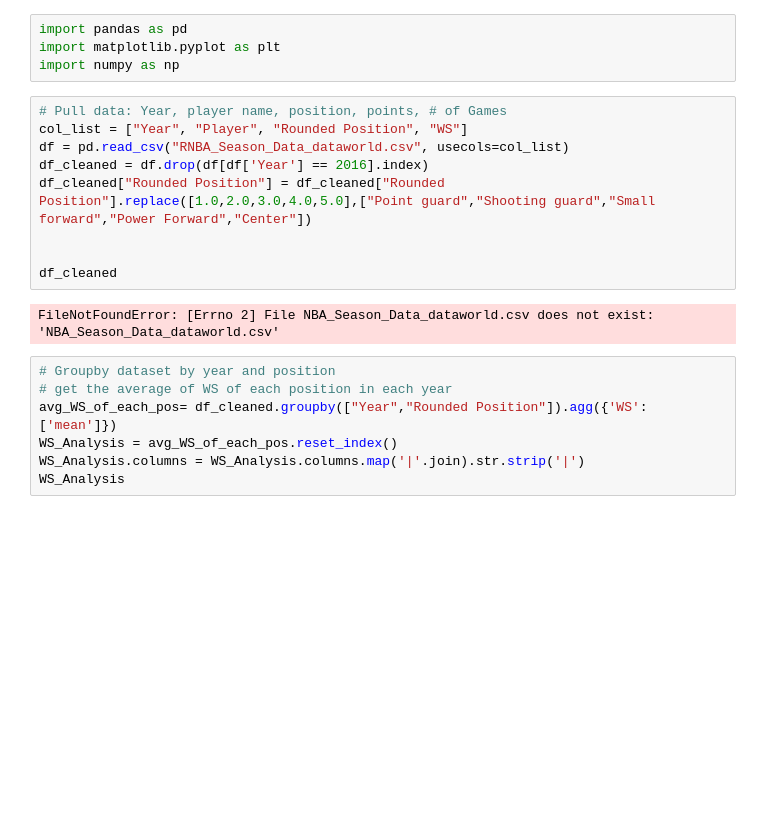
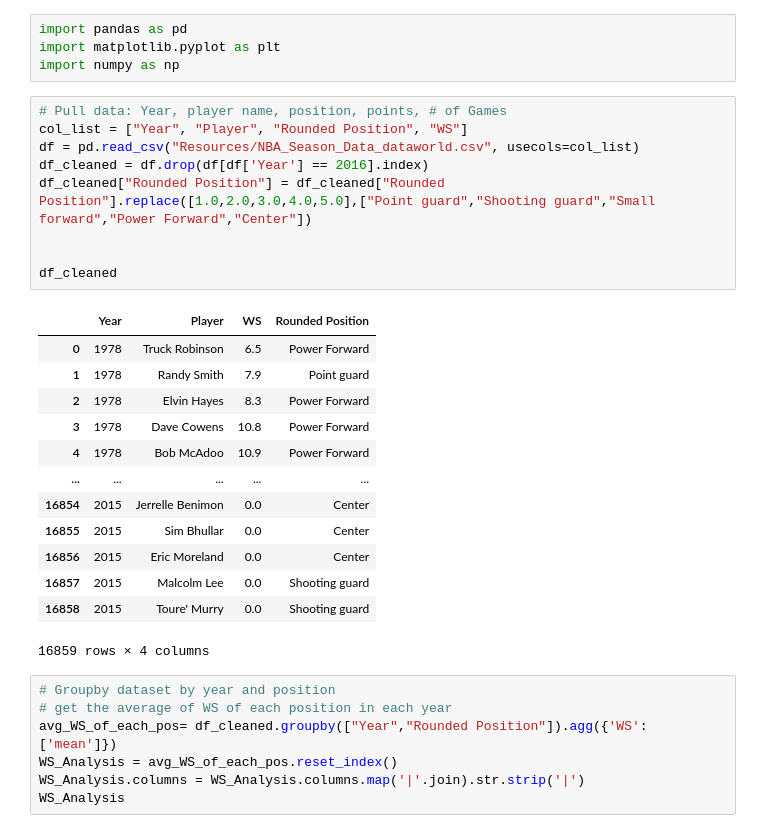
Before and after one commit to lovenalee/Ballers-Project1-Do-You-Really-Know-The-NBA-, a Jupyter notebook: Most Valuable position analysis - Vena.ipynb, the cells around one changed output. Saved outputs shown, nothing was run; the diff lists cells and outputs as text; blank space fills up the shorter version.

```diff
--- a/Most Valuable position analysis - Vena.ipynb
+++ b/Most Valuable position analysis - Vena.ipynb
@@ -5,14 +5,26 @@ import numpy as np
 # %%
 # Pull data: Year, player name, position, points, # of Games
 col_list = ["Year", "Player", "Rounded Position", "WS"]
-df = pd.read_csv("RNBA_Season_Data_dataworld.csv", usecols=col_list)
+df = pd.read_csv("Resources/NBA_Season_Data_dataworld.csv", usecols=col_list)
 df_cleaned = df.drop(df[df['Year'] == 2016].index)
 df_cleaned["Rounded Position"] = df_cleaned["Rounded Position"].replace([1.0,2.0,3.0,4.0,5.0],["Point guard","Shooting guard","Small forward","Power Forward","Center"])
 
 
 df_cleaned
 # %% [output]
+|  | Year | Player | WS | Rounded Position |
+| 0 | 1978 | Truck Robinson | 6.5 | Power Forward |
+| 1 | 1978 | Randy Smith | 7.9 | Point guard |
+| 2 | 1978 | Elvin Hayes | 8.3 | Power Forward |
+| 3 | 1978 | Dave Cowens | 10.8 | Power Forward |
+| 4 | 1978 | Bob McAdoo | 10.9 | Power Forward |
+| ... | ... | ... | ... | ... |
+| 16854 | 2015 | Jerrelle Benimon | 0.0 | Center |
+| 16855 | 2015 | Sim Bhullar | 0.0 | Center |
+| 16856 | 2015 | Eric Moreland | 0.0 | Center |
+| 16857 | 2015 | Malcolm Lee | 0.0 | Shooting guard |
+| 16858 | 2015 | Toure' Murry | 0.0 | Shooting guard |
-FileNotFoundError: [Errno 2] File NBA_Season_Data_dataworld.csv does not exist: 'NBA_Season_Data_dataworld.csv'
+16859 rows × 4 columns
 # %%
 # Groupby dataset by year and position
 # get the average of WS of each position in each year
```
Also changed, not shown: 3 other files.
